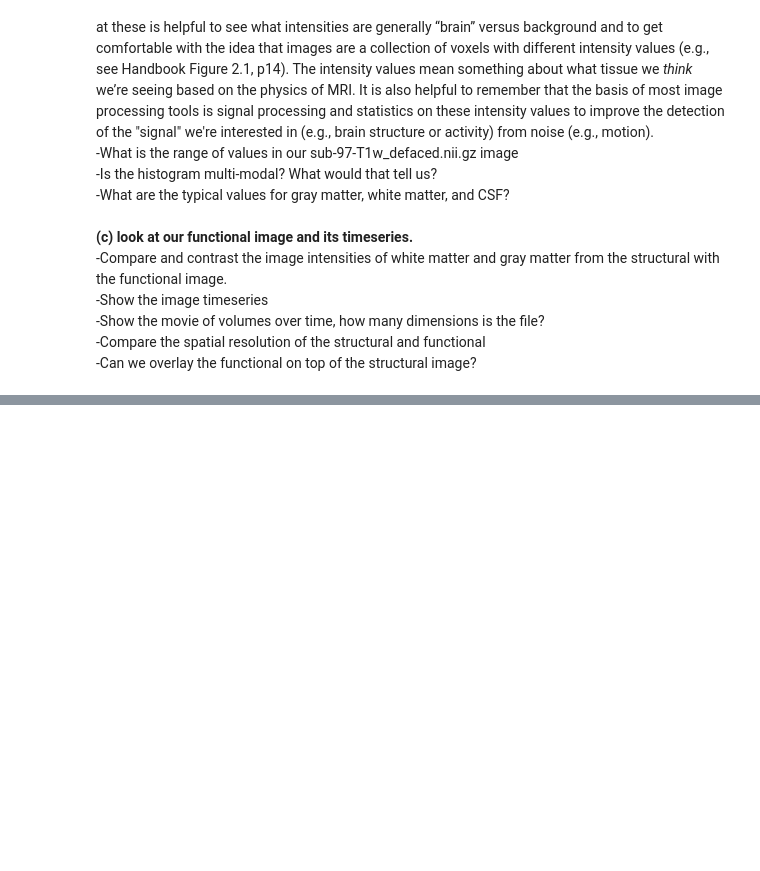
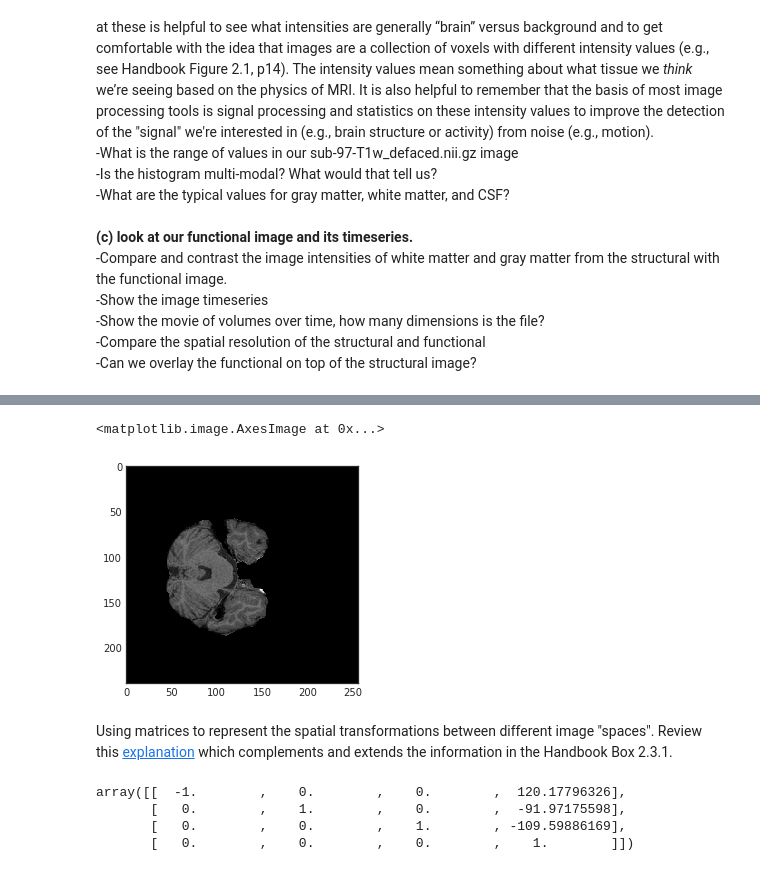
Before and after one commit to uiowa-mri-course-2018/Labs, a Jupyter notebook: 01-Lab/SoftwareIntro.ipynb, the cells around one changed output, grey strips where cells are left out. Drawn from its saved outputs; the diff is of its cells as text; code cells hidden in the pictures; blank space fills up the shorter version.

Commit message:
added section on meta data and coordinate systems

```diff
--- a/01-Lab/SoftwareIntro.ipynb
+++ b/01-Lab/SoftwareIntro.ipynb
@@ -156,0 +126,12 @@ plt.show()
+# %%
+import nibabel as nb
+import os
+
+#below is a different way to assign variable names to directories and files
+datadir="./osfshare/"
+anat_file=os.path.join(datadir,"sub-97-T1w_brain.nii.gz")
+anat_file
+anat_image=nb.load(anat_file)
+func_file=os.path.join(datadir,"sub-97_task-flanker_bold.nii.gz")
+func_file
+func_image=nb.load(func_file)
@@ -156,0 +173,18 @@ plt.show()
+# %%
+#let's plot the image with the coordinate system viewable
+import pylab as plt
+import seaborn as sns
+
+#anat_image.shape
+
+#the get_data() function allows us to access the actual data in the image object. This will load the image data into memory.
+data=anat_image.get_data()
+
+#try these different commands, what is happening here?
+
+plt.imshow(data[:,:,89],cmap="gray")
+#plt.imshow(data[160,:,:],cmap="gray")
+#plt.imshow(data[:,104,:],cmap="gray")
+# %% [output]
+<matplotlib.image.AxesImage at 0x...>
+[figure, added]
@@ -156,0 +195,11 @@ plt.show()
+# %% [markdown]
+Using matrices to represent the spatial transformations between different image "spaces". Review this [explanation](http://nipy.org/nibabel/coordinate_systems.html#the-affine-matrix-as-a-transformation-between-spaces) which complements and extends the information in the Handbook Box 2.3.1.
+# %%
+#look at affine array for our anatomical image
+#this  maps the voxel coordinates to scanner coordinates
+anat_image.affine
+# %% [output]
+array([[  -1.        ,    0.        ,    0.        ,  120.17796326],
+       [   0.        ,    1.        ,    0.        ,  -91.97175598],
+       [   0.        ,    0.        ,    1.        , -109.59886169],
+       [   0.        ,    0.        ,    0.        ,    1.        ]])
```
Also changed, not shown: parts of 12 cells of this notebook.
